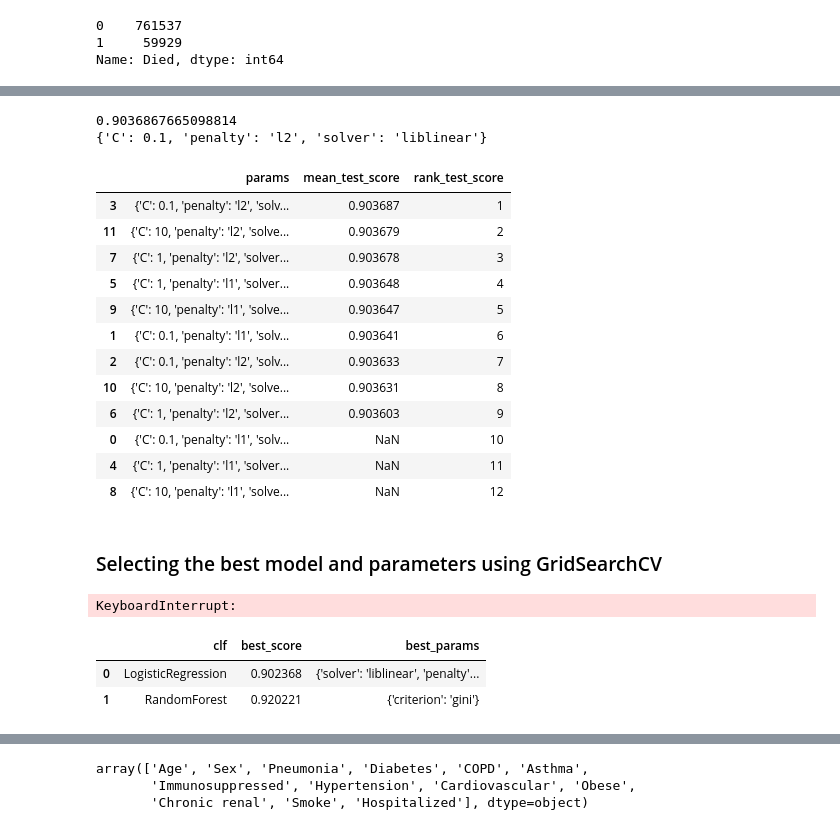
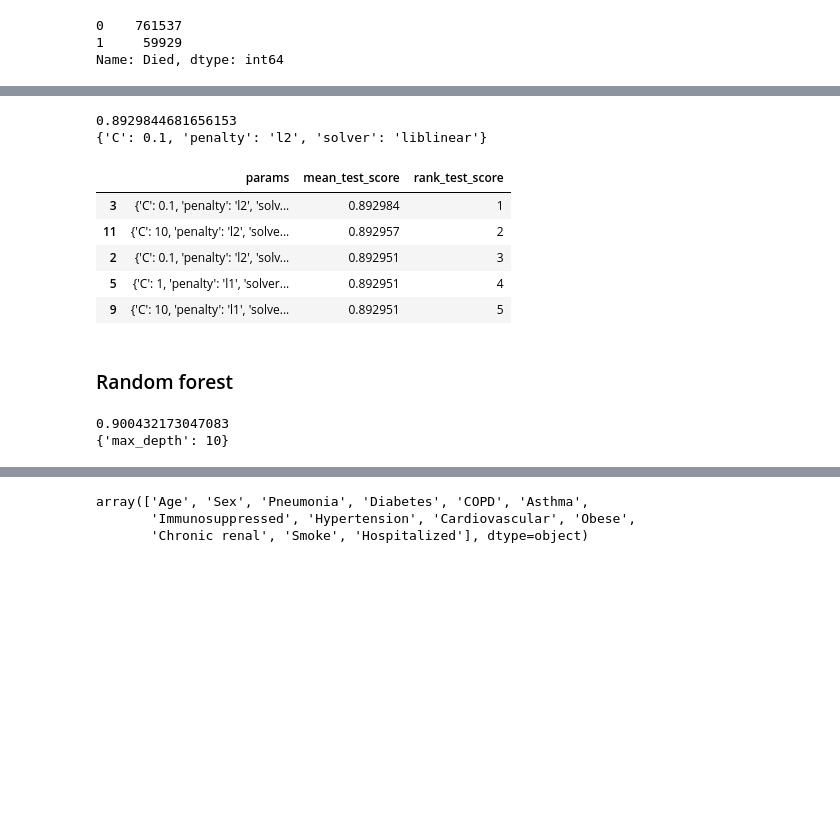
Before and after one commit to svapichon/covid19-survival, a Jupyter notebook: Covid-19.ipynb, the cells around one changed output, grey strips where cells are left out. Drawn from its saved outputs; the diff is of its cells as text; code cells hidden in the pictures; blank space fills up the shorter version.

```diff
--- a/Covid-19.ipynb
+++ b/Covid-19.ipynb
@@ -362,0 +352,11 @@ Name: Died, dtype: int64
+# %%
+# Resample to get a more balanced number
+rus = RandomUnderSampler(sampling_strategy=0.5, random_state=1)
+X_res, y_res = rus.fit_resample(X, y)
+
+y_res.value_counts()
+
+# ros = RandomOverSampler(sampling_strategy=0.5, random_state=1)
+# X_res, y_res = ros.fit_resample(X, y)
+
+# y_res.value_counts()
@@ -388,10 +369,12 @@ AUC score: 0.9493293651421298
 # %%
 %%time
 
-clf = LogisticRegression(random_state=1)
+clf = LogisticRegression(random_state=1, max_iter=1000)
+skf = StratifiedKFold(n_splits=5, shuffle=True, random_state=1)
+
 params = {'penalty':['l1','l2'],
           'C':[0.1,1,10],
           'solver':['lbfgs','liblinear']}
 
-grid = GridSearchCV(clf, params, cv=None).fit(X_train, y_train)
+grid_log = GridSearchCV(clf, params, cv=skf).fit(X_res, y_res)
 # %% [output]
@@ -416,24 +382,15 @@ Wall time: 5min 10s
 # %%
-print(grid.best_score_)
-print(grid.best_params_)
+print(grid_log.best_score_)
+print(grid_log.best_params_)
 # %% [output]
-0.9036867665098814
+0.8929844681656153
 {'C': 0.1, 'penalty': 'l2', 'solver': 'liblinear'}
 # %%
-pd.DataFrame(grid.cv_results_)[['params','mean_test_score','rank_test_score']].sort_values('rank_test_score')
+pd.DataFrame(grid_log.cv_results_)[['params','mean_test_score','rank_test_score']].sort_values('rank_test_score').head()
 # %% [output]
 |  | params | mean_test_score | rank_test_score |
-| 3 | {'C': 0.1, 'penalty': 'l2', 'solv... | 0.903687 | 1 |
-| 11 | {'C': 10, 'penalty': 'l2', 'solve... | 0.903679 | 2 |
-| 7 | {'C': 1, 'penalty': 'l2', 'solver... | 0.903678 | 3 |
-| 5 | {'C': 1, 'penalty': 'l1', 'solver... | 0.903648 | 4 |
-| 9 | {'C': 10, 'penalty': 'l1', 'solve... | 0.903647 | 5 |
-| 1 | {'C': 0.1, 'penalty': 'l1', 'solv... | 0.903641 | 6 |
-| 2 | {'C': 0.1, 'penalty': 'l2', 'solv... | 0.903633 | 7 |
-| 10 | {'C': 10, 'penalty': 'l2', 'solve... | 0.903631 | 8 |
-| 6 | {'C': 1, 'penalty': 'l2', 'solver... | 0.903603 | 9 |
-| 0 | {'C': 0.1, 'penalty': 'l1', 'solv... | NaN | 10 |
-| 4 | {'C': 1, 'penalty': 'l1', 'solver... | NaN | 11 |
-| 8 | {'C': 10, 'penalty': 'l1', 'solve... | NaN | 12 |
+| 3 | {'C': 0.1, 'penalty': 'l2', 'solv... | 0.892984 | 1 |
+| 11 | {'C': 10, 'penalty': 'l2', 'solve... | 0.892957 | 2 |
+| 2 | {'C': 0.1, 'penalty': 'l2', 'solv... | 0.892951 | 3 |
+| 5 | {'C': 1, 'penalty': 'l1', 'solver... | 0.892951 | 4 |
+| 9 | {'C': 10, 'penalty': 'l1', 'solve... | 0.892951 | 5 |
-# %% [markdown]
-### Selecting the best model and parameters using GridSearchCV
@@ -458,23 +397,2 @@ clf_dict = {
-# %%
-%%time
-
-scores = []
-skf = StratifiedKFold(shuffle=True, random_state=1)
-
-for classifier, cp in clf_dict.items():
-    grid = RandomizedSearchCV(cp['clf'], cp['params'], cv=skf, n_iter=3, random_state=1)
-    grid.fit(X_train, y_train)
-    scores.append({
-        'clf': classifier,
-        'best_score': grid.best_score_,
-        'best_params': grid.best_params_
-    })
-# %% [output]
-KeyboardInterrupt:
-# %%
-pd.DataFrame(scores)
-# LogisticRegression & RandomForest 34min 26s
-# %% [output]
-|  | clf | best_score | best_params |
-| 0 | LogisticRegression | 0.902368 | {'solver': 'liblinear', 'penalty'... |
-| 1 | RandomForest | 0.920221 | {'criterion': 'gini'} |
+# %% [markdown]
+### Random forest
@@ -480,0 +408,6 @@ pd.DataFrame(scores)
+# %%
+print(grid_rf.best_score_)
+print(grid_rf.best_params_)
+# %% [output]
+0.900432173047083
+{'max_depth': 10}
```
Also changed, not shown: parts of 24 cells of this notebook, 3 other files.
